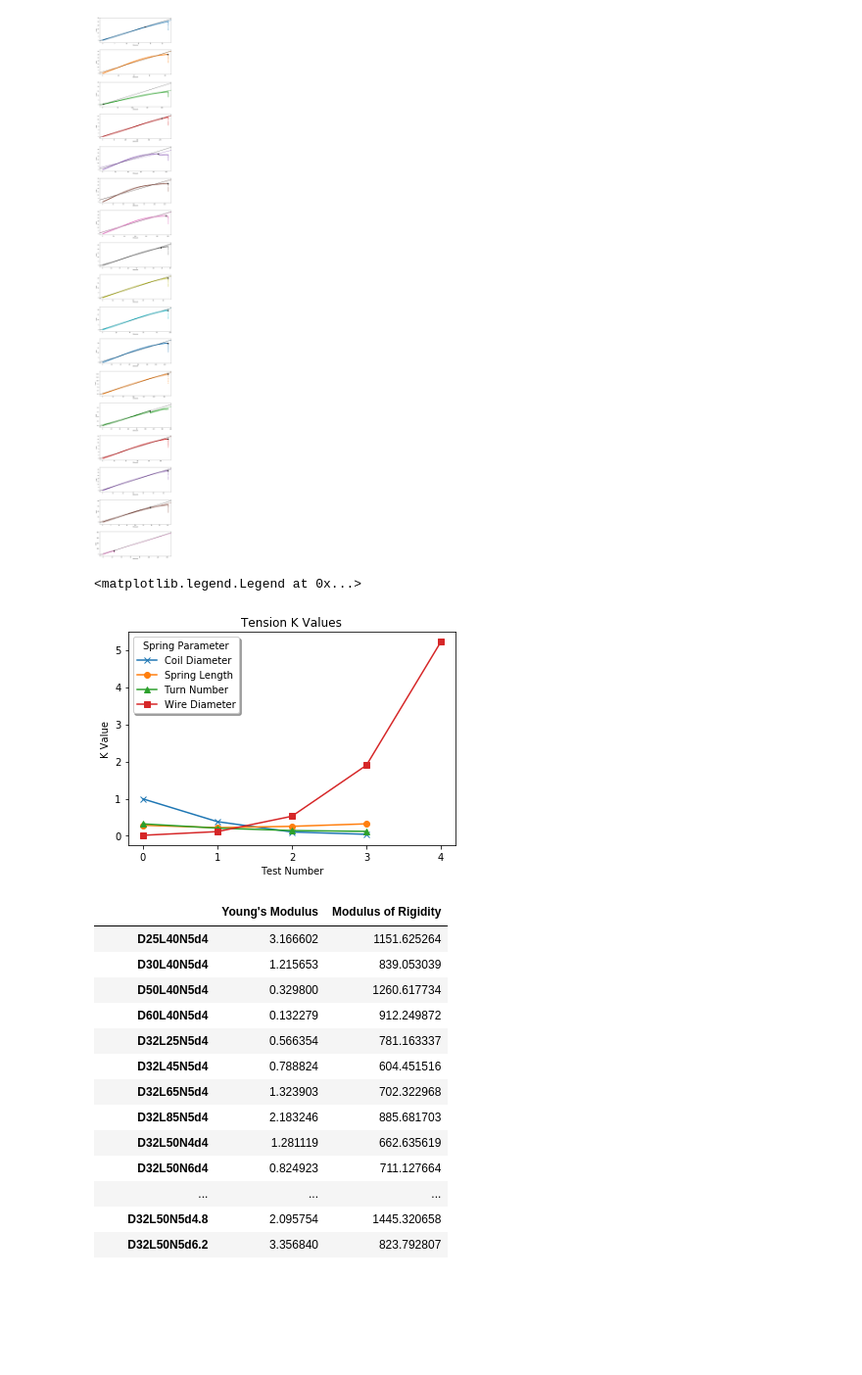
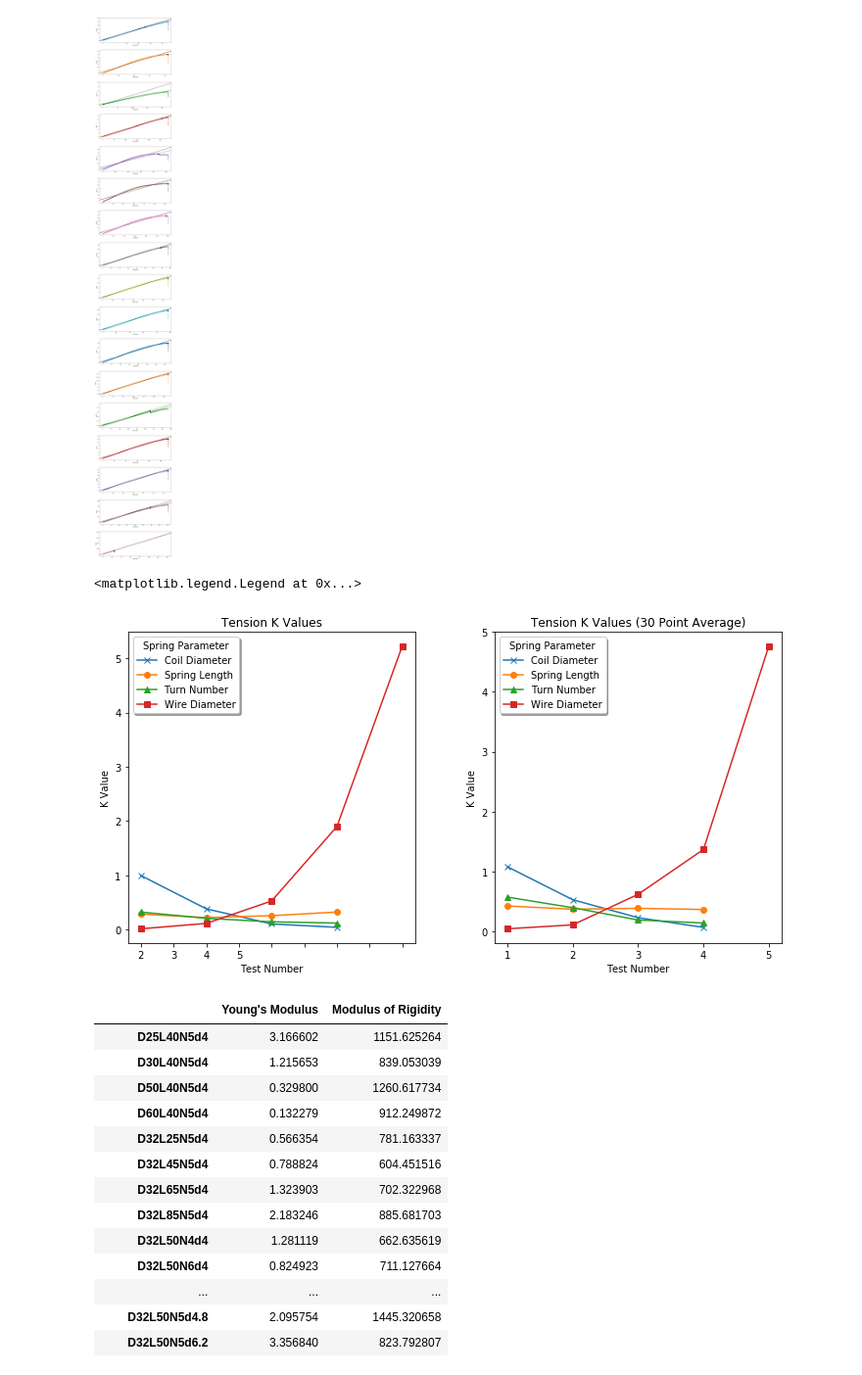
Before and after one commit to EdigaHe/Ondule, a Jupyter notebook: MT-DataAnalysis-JupyterNotebook/TensionPlots/Tension Tests Bar Chart.ipynb, the cells around one changed output. Shown at 98% size. Cells and saved outputs as stored; diff of their text form; code cells hidden in the pictures; blank space fills up the shorter version.

Commit message:
Added code to find K (slope) by averaging the first 30 points

```diff
--- a/MT-DataAnalysis-JupyterNotebook/TensionPlots/Tension Tests Bar Chart.ipynb
+++ b/MT-DataAnalysis-JupyterNotebook/TensionPlots/Tension Tests Bar Chart.ipynb
@@ -51,6 +80,7 @@ csvHeaders = ["Time", "Extension", "Load"]
 headerLines = 9
 zeroIndexed = True
 errorMargin = 0.02
+activePoints = 30
 
 # decide variables (make sure they are COLUMN HEADERS IN THE FOLLOWING DATAFRAME)
 independentVar = "Extension"
@@ -58,6 +88,7 @@ dependentVar = "Load"
 
 sParams = ["Coil Diameter", "Spring Length", "Turn Number", "Wire Diameter"]
 paramVals = pd.DataFrame([[25, 30, 50, 60], [25, 45, 65, 85], [4, 6, 8, 10], [2, 3.4, 4.8, 6.2, 7.6]], index=sParams)
+markers = ["x", "o", "^", "s"]
 # %%
 %%cmd # windows machines
 dir TensionTests\CoilDiameter /B > files_t0.txt
@@ -175,21 +191,34 @@ cumulativeEDF["Modulus of Rigidity"] = cumulativeGList
 # %% [output]
 [figure]
 [figure]
-# %%
-markers = ["x", "o", "^", "s"]
-
-markerIndex = 0
-for infill in KTableDF.columns:
-    plt.plot(KTableDF.index, KTableDF.loc[:, infill].values, "-" + markers[markerIndex], label=infill)
-    markerIndex += 1
-plt.title("Tension K Values")
-plt.xlabel("Test Number")
-plt.ylabel("K Value")
-plt.xticks(KTableDF.index)
-plt.legend(title="Spring Parameter", shadow=True)
-# %% [output]
-<matplotlib.legend.Legend at 0x...>
-[figure, removed]
+# %%
+fig3, axes3 = plt.subplots(nrows=1, ncols=2, figsize=(10, 5))
+fig3.tight_layout(w_pad=5)
+
+markerIndex = 0
+KTableDF.index += 1
+for springParam in KTableDF.columns:
+    axes3[0].plot(KTableDF.index, KTableDF.loc[:, springParam].values, "-" + markers[markerIndex], label=springParam)
+    markerIndex += 1
+axes3[0].set_title("Tension K Values")
+axes3[0].set_xlabel("Test Number")
+axes3[0].set_ylabel("K Value")
+axes3[0].set_xticklabels(KTableDF.index)
+axes3[0].legend(title="Spring Parameter", shadow=True)
+
+markerIndex = 0
+avgKValsDF.index += 1
+for springParam in KTableDF.columns:
+    axes3[1].plot(avgKValsDF.index, avgKValsDF.loc[:, springParam].values, "-" + markers[markerIndex], label=springParam)
+    markerIndex += 1
+axes3[1].set_title("Tension K Values (30 Point Average)")
+axes3[1].set_xlabel("Test Number")
+axes3[1].set_ylabel("K Value")
+axes3[1].set_xticks(avgKValsDF.index)
+axes3[1].legend(title="Spring Parameter", shadow=True)
+# %% [output]
+<matplotlib.legend.Legend at 0x...>
+[figure, added]
 # %%
 # print table of E values and averages of rows and columns
 cumulativeEDF.loc["Average"] = cumulativeEDF.mean(numeric_only=True, axis=0).tolist() # add column average row
```
Also changed, not shown: parts of 2 cells of this notebook.
